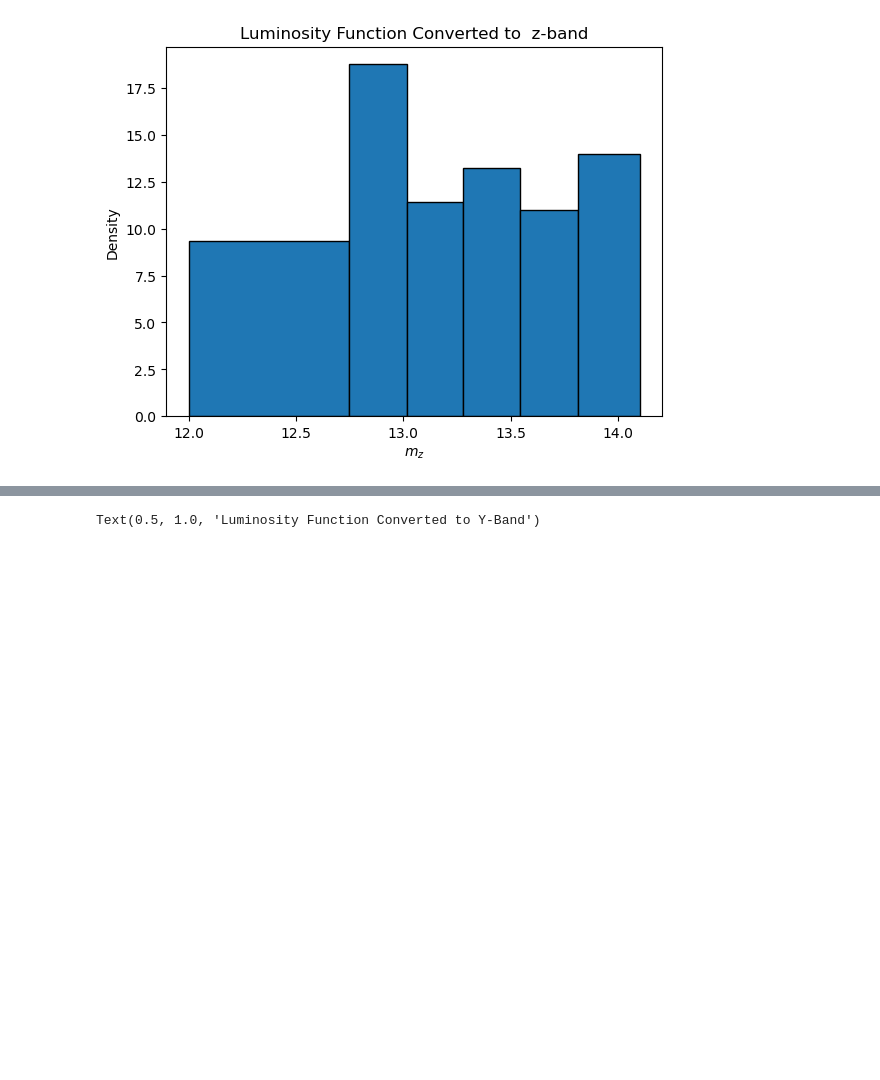
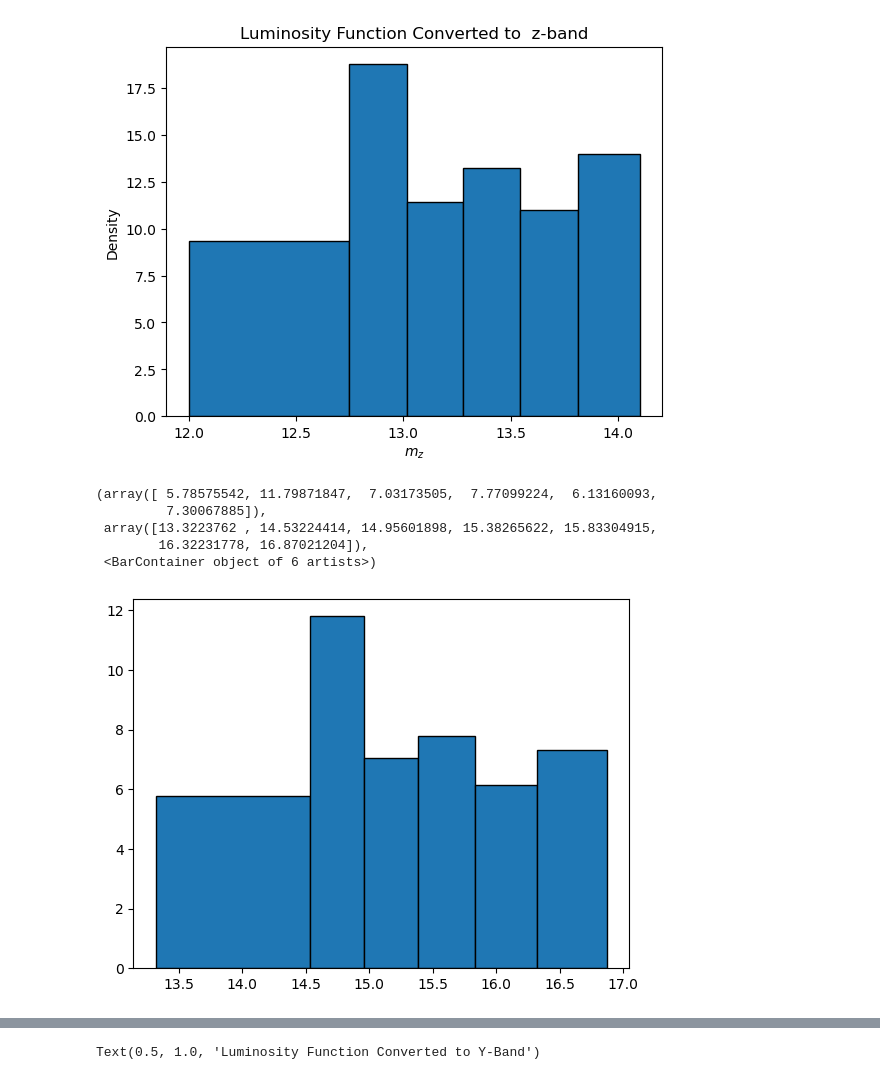
Before and after one commit to 1861952/Fast-PM-Stars-Python-Notebooks, a Jupyter notebook: dN-dm-Distribution.ipynb, the cells around one changed output, grey strips where cells are left out. Drawn from its saved outputs; the diff is of its cells as text; code cells hidden in the pictures; blank space fills up the shorter version.

```diff
--- a/dN-dm-Distribution.ipynb
+++ b/dN-dm-Distribution.ipynb
@@ -264,3 +269,12 @@ plt.title("Luminosity Function Converted to  z-band")
  0.06575216]
 Text(0.5, 1.0, 'Luminosity Function Converted to  z-band')
 [figure]
+# %%
+plt.hist(x=i_arr[:-1], bins=i_edges[:-1], weights=i_counts[:-1], edgecolor='black')
+# %% [output]
+(array([ 5.78575542, 11.79871847,  7.03173505,  7.77099224,  6.13160093,
+         7.30067885]),
+ array([13.3223762 , 14.53224414, 14.95601898, 15.38265622, 15.83304915,
+        16.32231778, 16.87021204]),
+ <BarContainer object of 6 artists>)
+[figure, added]
```
Also changed, not shown: parts of 8 cells of this notebook, 2 other files.
